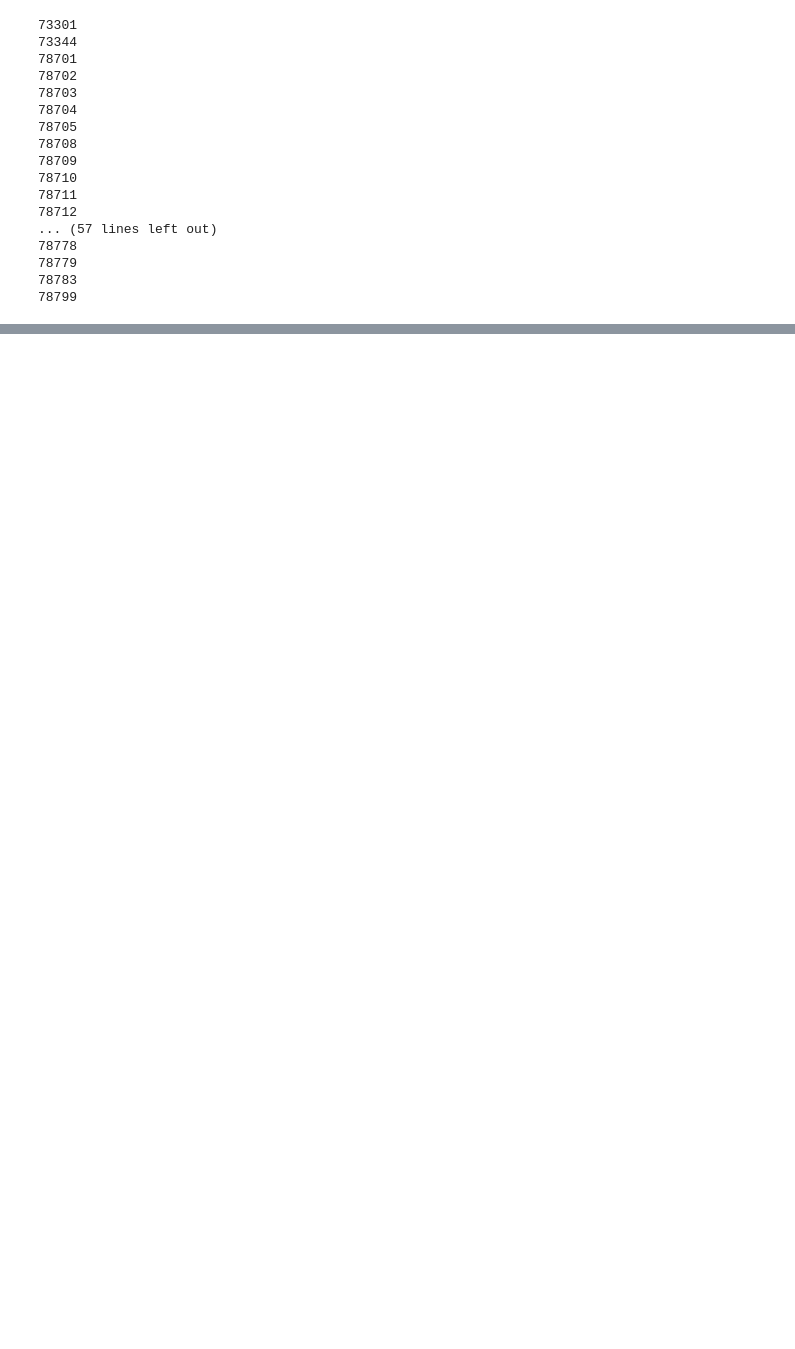
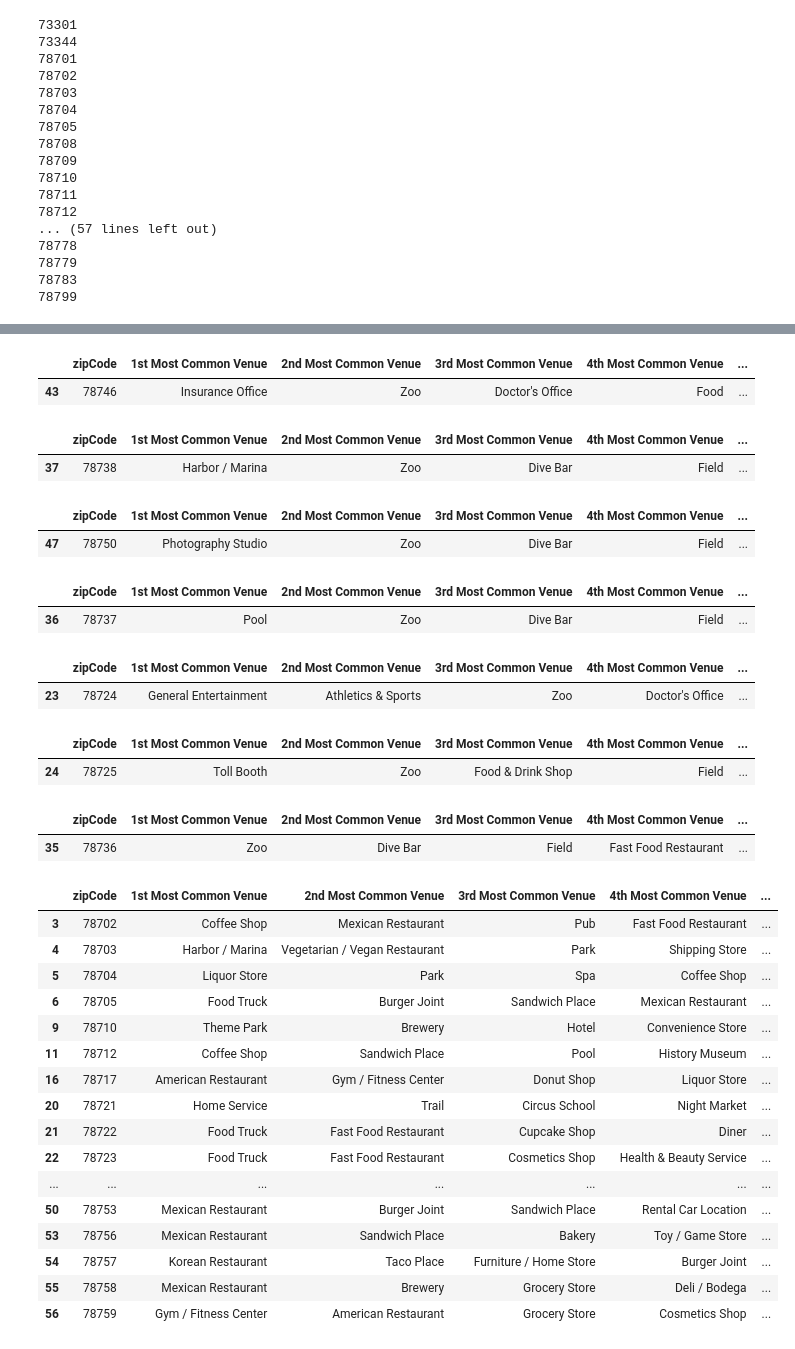
Before and after one commit to elunatik/Coursera_Capstone, a Jupyter notebook: Coursera_Capstone-master/Capstone Project/Week 5/Week 5 - Capstone Project Report.ipynb, the cells around one changed output, grey strips where cells are left out. Cells and saved outputs as stored; diff of their text form; code cells hidden in the pictures; blank space fills up the shorter version.

```diff
--- a/Coursera_Capstone-master/Capstone Project/Week 5/Week 5 - Capstone Project Report.ipynb
+++ b/Coursera_Capstone-master/Capstone Project/Week 5/Week 5 - Capstone Project Report.ipynb
@@ -293,0 +457,55 @@ austinV.groupby('PostalCode').count()
+# %%
+austinM.loc[austinM['Cluster Labels'] == 2, austinM.columns[[0] + list(range(4, austinM.shape[1]))]]
+# %% [output]
+|  | zipCode | 1st Most Common Venue | 2nd Most Common Venue | 3rd Most Common Venue | 4th Most Common Venue | ... |
+| 43 | 78746 | Insurance Office | Zoo | Doctor's Office | Food | ... |
+# %%
+austinM.loc[austinM['Cluster Labels'] == 3, austinM.columns[[0] + list(range(4, austinM.shape[1]))]]
+# %% [output]
+|  | zipCode | 1st Most Common Venue | 2nd Most Common Venue | 3rd Most Common Venue | 4th Most Common Venue | ... |
+| 37 | 78738 | Harbor / Marina | Zoo | Dive Bar | Field | ... |
+# %%
+austinM.loc[austinM['Cluster Labels'] == 4, austinM.columns[[0] + list(range(4, austinM.shape[1]))]]
+# %% [output]
+|  | zipCode | 1st Most Common Venue | 2nd Most Common Venue | 3rd Most Common Venue | 4th Most Common Venue | ... |
+| 47 | 78750 | Photography Studio | Zoo | Dive Bar | Field | ... |
+# %%
+austinM.loc[austinM['Cluster Labels'] == 5, austinM.columns[[0] + list(range(4, austinM.shape[1]))]]
+# %% [output]
+|  | zipCode | 1st Most Common Venue | 2nd Most Common Venue | 3rd Most Common Venue | 4th Most Common Venue | ... |
+| 36 | 78737 | Pool | Zoo | Dive Bar | Field | ... |
+# %%
+austinM.loc[austinM['Cluster Labels'] == 6, austinM.columns[[0] + list(range(4, austinM.shape[1]))]]
+# %% [output]
+|  | zipCode | 1st Most Common Venue | 2nd Most Common Venue | 3rd Most Common Venue | 4th Most Common Venue | ... |
+| 23 | 78724 | General Entertainment | Athletics & Sports | Zoo | Doctor's Office | ... |
+# %%
+austinM.loc[austinM['Cluster Labels'] == 7, austinM.columns[[0] + list(range(4, austinM.shape[1]))]]
+# %% [output]
+|  | zipCode | 1st Most Common Venue | 2nd Most Common Venue | 3rd Most Common Venue | 4th Most Common Venue | ... |
+| 24 | 78725 | Toll Booth | Zoo | Food & Drink Shop | Field | ... |
+# %%
+austinM.loc[austinM['Cluster Labels'] == 8, austinM.columns[[0] + list(range(4, austinM.shape[1]))]]
+# %% [output]
+|  | zipCode | 1st Most Common Venue | 2nd Most Common Venue | 3rd Most Common Venue | 4th Most Common Venue | ... |
+| 35 | 78736 | Zoo | Dive Bar | Field | Fast Food Restaurant | ... |
+# %%
+austinM.loc[austinM['Cluster Labels'] == 9, austinM.columns[[0] + list(range(4, austinM.shape[1]))]]
+# %% [output]
+|  | zipCode | 1st Most Common Venue | 2nd Most Common Venue | 3rd Most Common Venue | 4th Most Common Venue | ... |
+| 3 | 78702 | Coffee Shop | Mexican Restaurant | Pub | Fast Food Restaurant | ... |
+| 4 | 78703 | Harbor / Marina | Vegetarian / Vegan Restaurant | Park | Shipping Store | ... |
+| 5 | 78704 | Liquor Store | Park | Spa | Coffee Shop | ... |
+| 6 | 78705 | Food Truck | Burger Joint | Sandwich Place | Mexican Restaurant | ... |
+| 9 | 78710 | Theme Park | Brewery | Hotel | Convenience Store | ... |
+| 11 | 78712 | Coffee Shop | Sandwich Place | Pool | History Museum | ... |
+| 16 | 78717 | American Restaurant | Gym / Fitness Center | Donut Shop | Liquor Store | ... |
+| 20 | 78721 | Home Service | Trail | Circus School | Night Market | ... |
+| 21 | 78722 | Food Truck | Fast Food Restaurant | Cupcake Shop | Diner | ... |
+| 22 | 78723 | Food Truck | Fast Food Restaurant | Cosmetics Shop | Health & Beauty Service | ... |
+| ... | ... | ... | ... | ... | ... | ... |
+| 50 | 78753 | Mexican Restaurant | Burger Joint | Sandwich Place | Rental Car Location | ... |
+| 53 | 78756 | Mexican Restaurant | Sandwich Place | Bakery | Toy / Game Store | ... |
+| 54 | 78757 | Korean Restaurant | Taco Place | Furniture / Home Store | Burger Joint | ... |
+| 55 | 78758 | Mexican Restaurant | Brewery | Grocery Store | Deli / Bodega | ... |
+| 56 | 78759 | Gym / Fitness Center | American Restaurant | Grocery Store | Cosmetics Shop | ... |
```
Also changed, not shown: parts of 17 cells of this notebook.
